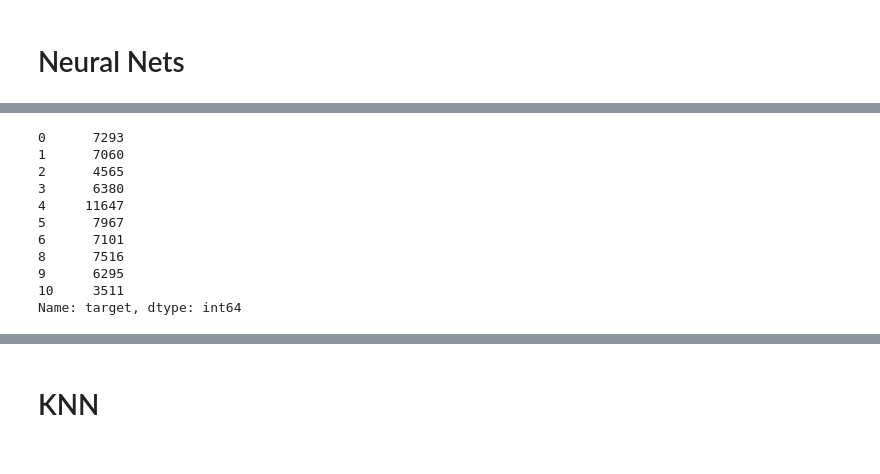
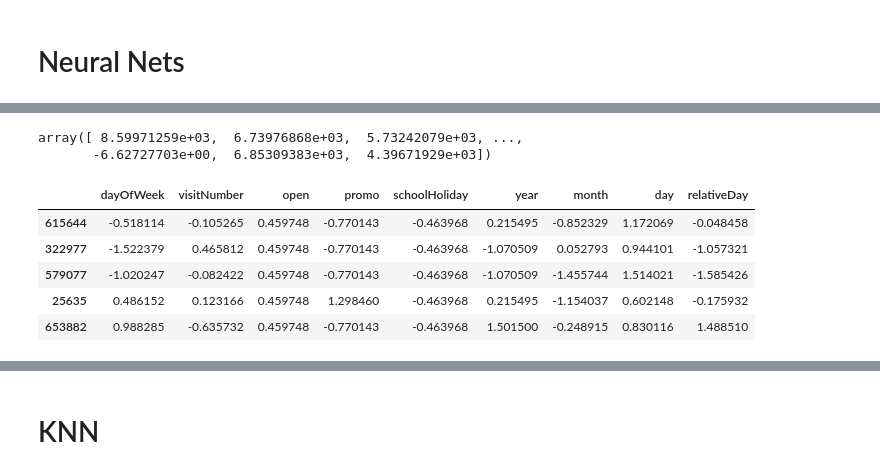
Before and after one commit to Antoine-Le-Lay/BigData, a Jupyter notebook: Projet_BigData_Ethan.ipynb, the cells around one changed output, grey strips where cells are left out. Cells and saved outputs as stored; diff of their text form; code cells hidden in the pictures.

```diff
--- a/Projet_BigData_Ethan.ipynb
+++ b/Projet_BigData_Ethan.ipynb
@@ -240,13 +252,32 @@ sub.to_csv("Lasso_regression.csv",index=False,header=False)
 # %% [markdown]
 # Neural Nets
+# %%
+nn_data=pd.DataFrame()
+nn_data=data
+
+standard_data=pd.DataFrame()
+standard_data["dayOfWeek"]=preprocessing.scale(nn_data["dayOfWeek"])
+standard_data["visitNumber"]=preprocessing.scale(nn_data["visitNumber"])
+standard_data["open"]=preprocessing.scale(nn_data["open"])
+standard_data["promo"]=preprocessing.scale(nn_data["promo"])
+standard_data["schoolHoliday"]=preprocessing.scale(nn_data["schoolHoliday"])
+standard_data["year"]=preprocessing.scale(nn_data["year"])
+standard_data["month"]=preprocessing.scale(nn_data["month"])
+standard_data["day"]=preprocessing.scale(nn_data["day"])
+standard_data["relativeDay"]=preprocessing.scale(nn_data["relativeDay"])
+
+
+
+
+
+X_train, X_test, y_train, y_test = train_test_split(standard_data, target, test_size=0.33, random_state=42)
 # %%
 from sklearn.neural_network import MLPRegressor
 
-mlp=MLPRegressor(hidden_layer_sizes=(100,),alpha=1e-4,learning_rate_init=0.001,verbose=10,tol=0.00001,solver='adam',activation="relu")
+mlp=MLPRegressor(alpha=1e-4,learning_rate_init=0.001,verbose=10,tol=0.00001,solver='adam',activation="relu")
 
 
-mlp.fit(trainData.head(10), Ytrain.head(10))
-#print("score:",mlp.score(train_x_clean,train_y_clean))
+mlp.fit(X_train, y_train)
 print('current loss computed with the loss function: ',mlp.loss_)
 
 
@@ -256,7 +287,9 @@ print('num of layers: ', mlp.n_layers_)
 
 
 
-mlp_predict=mlp.predict(trainData.head(10))
+mlp_predict=mlp.predict(X_test)
 
 mlp_predict
+
+print("MSE=",mean_squared_error(y_test,mlp_predict))
 # %% [output]
@@ -283,14 +314,5 @@ array([6322.36756512, 6611.9354643 , 6310.70951522, 8162.94193873,
-# %%
-Ytrain.head(10)
-# %% [output]
-0      7293
-1      7060
-2      4565
-3      6380
-4     11647
-5      7967
-6      7101
-8      7516
-9      6295
-10     3511
-Name: target, dtype: int64
+# %%
+mlp_predict
+# %% [output]
+array([ 8.59971259e+03,  6.73976868e+03,  5.73242079e+03, ...,
+       -6.62727703e+00,  6.85309383e+03,  4.39671929e+03])
@@ -296,0 +321,9 @@ Name: target, dtype: int64
+# %%
+X_train.head()
+# %% [output]
+|  | dayOfWeek | visitNumber | open | promo | schoolHoliday | year | month | day | relativeDay |
+| 615644 | -0.518114 | -0.105265 | 0.459748 | -0.770143 | -0.463968 | 0.215495 | -0.852329 | 1.172069 | -0.048458 |
+| 322977 | -1.522379 | 0.465812 | 0.459748 | -0.770143 | -0.463968 | -1.070509 | 0.052793 | 0.944101 | -1.057321 |
+| 579077 | -1.020247 | -0.082422 | 0.459748 | -0.770143 | -0.463968 | -1.070509 | -1.455744 | 1.514021 | -1.585426 |
+| 25635 | 0.486152 | 0.123166 | 0.459748 | 1.298460 | -0.463968 | 0.215495 | -1.154037 | 0.602148 | -0.175932 |
+| 653882 | 0.988285 | -0.635732 | 0.459748 | -0.770143 | -0.463968 | 1.501500 | -0.248915 | 0.830116 | 1.488510 |
```
Also changed, not shown: parts of 18 cells of this notebook.
